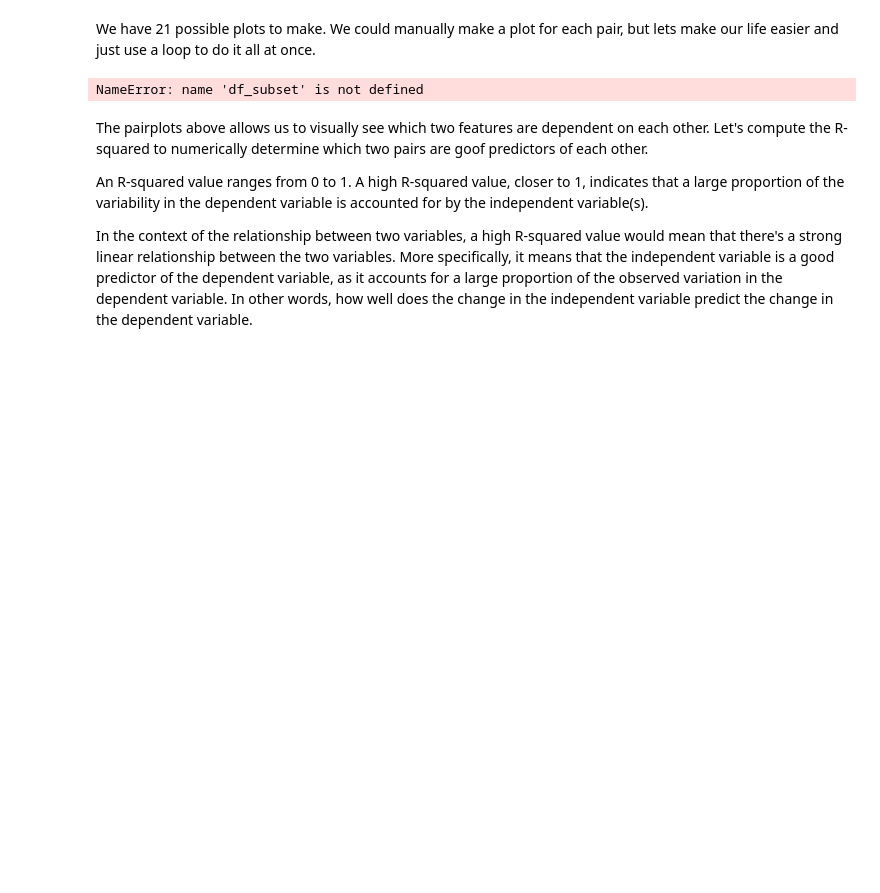
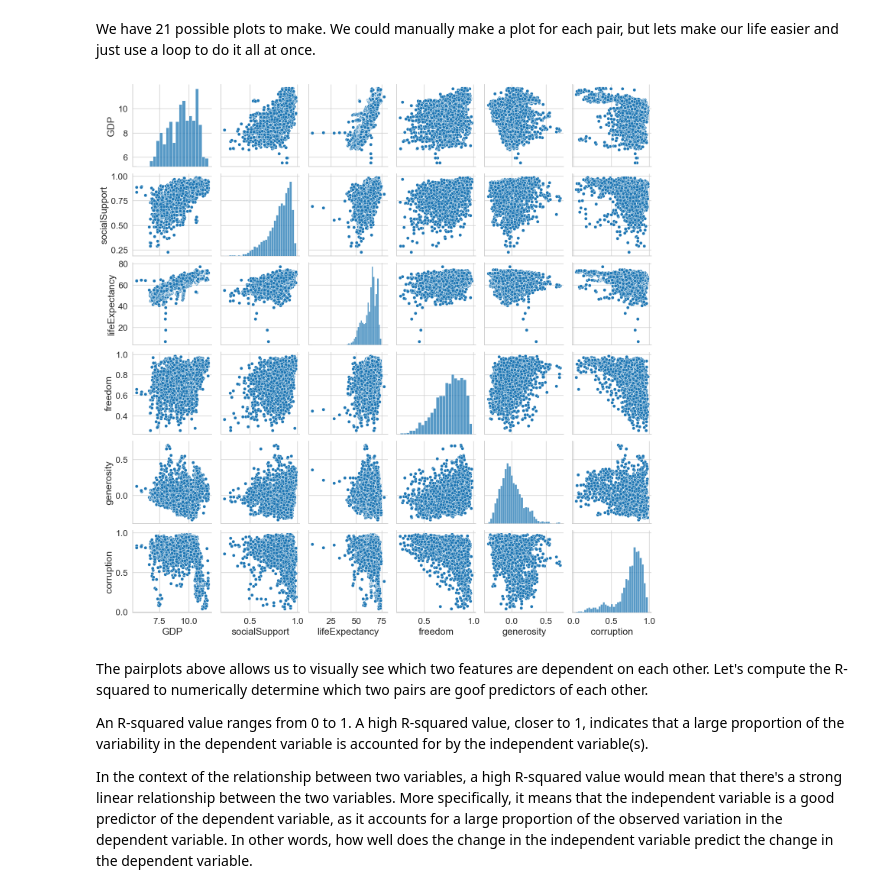
Before and after one commit to nooralteneiji/-Supervised-Machine-Learning-to-Explore-Data-From-The-World-Happiness-Report-, a Jupyter notebook: Notebook.ipynb, the cells around one changed output. Cells and saved outputs as stored; diff of their text form; code cells hidden in the pictures; blank space fills up the shorter version.

```diff
--- a/Notebook.ipynb
+++ b/Notebook.ipynb
@@ -1148,11 +1055,16 @@ print(len(feature_combinations))
 # %% [markdown]
 We have 21 possible plots to make. We could manually make a plot for each pair, but lets make our life easier and just use a loop to do it all at once.
 # %%
-df_subset.reset_index(drop=True, inplace=True)
-sns.pairplot(df_subset, kind='reg')
+# Removing the 'year' column and any other non-feature columns
+X_for_pairplot = X.drop(['year'], axis=1)  # if there are more columns to drop, add them in the list
+X_for_pairplot = X_for_pairplot.reset_index(drop=True)
+
+sns.pairplot(X_for_pairplot)
+
+plt.savefig('Pipeline Outputs/Figures/pairplot.png', bbox_inches='tight')
 plt.show()
 # %% [output]
-NameError: name 'df_subset' is not defined
+[figure, added]
 # %% [markdown]
 The pairplots above allows us to visually see which two features are dependent on each other. Let's compute the R-squared to numerically determine which two pairs are goof predictors of each other.
 
```
Also changed, not shown: parts of 16 cells of this notebook, 6 other files.
